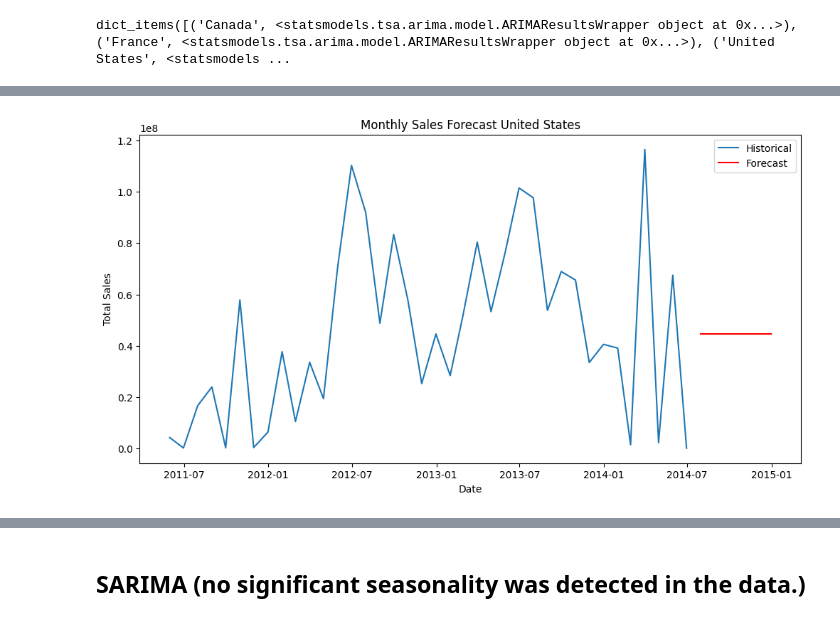
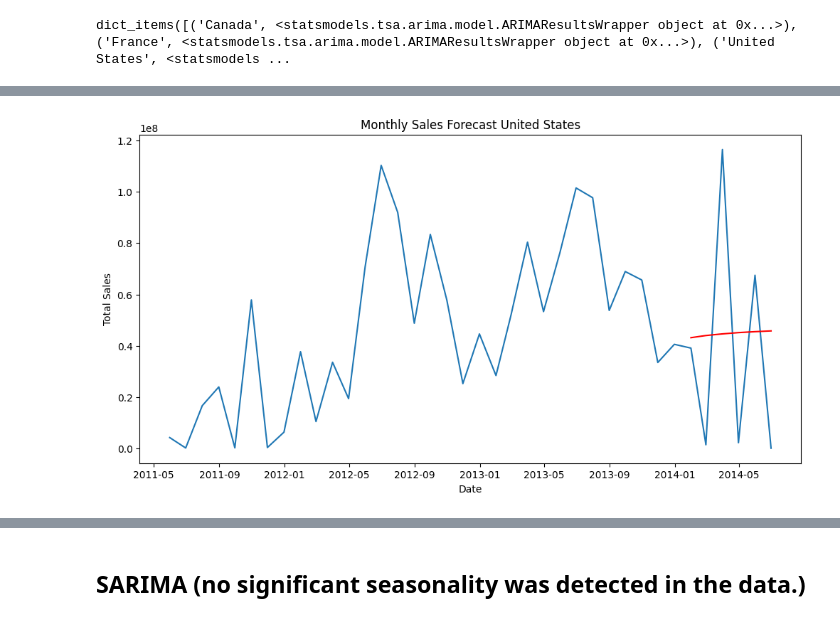
Before and after one commit to ga1nang/curent_topic, a Jupyter notebook: arima_country.ipynb, the cells around one changed output, grey strips where cells are left out. Cells and saved outputs as stored; diff of their text form; code cells hidden in the pictures.

Commit message:
Finish forecasting for countries

```diff
--- a/arima_country.ipynb
+++ b/arima_country.ipynb
@@ -331,12 +343,12 @@ countries
 # %%
 model_countries = {}
 
-model_countries[countries[0]] = ARIMA(train_data[countries[0]], order=(0, 0, 1))
-model_countries[countries[1]] = ARIMA(train_data[countries[1]], order=(2, 0, 0))
-model_countries[countries[2]] = ARIMA(train_data[countries[2]], order=(0, 1, 1))
-model_countries[countries[3]] = ARIMA(train_data[countries[3]], order=(2, 0, 0))
-model_countries[countries[4]] = ARIMA(train_data[countries[4]], order=(2, 1, 0))
-model_countries[countries[5]] = ARIMA(train_data[countries[5]], order=(2, 0, 1))
+model_countries[countries[0]] = ARIMA(train_data[countries[0]], order=(6, 1, 6))
+model_countries[countries[1]] = ARIMA(train_data[countries[1]], order=(2, 1, 3))
+model_countries[countries[2]] = ARIMA(train_data[countries[2]], order=(1, 0, 1))
+model_countries[countries[3]] = ARIMA(train_data[countries[3]], order=(2, 1, 1))
+model_countries[countries[4]] = ARIMA(train_data[countries[4]], order=(3, 0, 3))
+model_countries[countries[5]] = ARIMA(train_data[countries[5]], order=(2, 3, 1))
 # %%
 model_fit_countries = {}
 
@@ -407,0 +420,3 @@ for (country, model) in model_fit_countries.items():
+# %%
+last_date = train_data[countries[0]].index[-1]
+last_date
@@ -408,7 +425,7 @@ for (country, model) in model_fit_countries.items():
 # %%
 for (country, model) in model_fit_countries.items():
     # Forecasting
-    forecast_steps = 12
+    forecast_steps = 6
     forecast = model.forecast(steps=forecast_steps)
 
     # Create future dates
@@ -421,10 +438,8 @@ for (country, model) in model_fit_countries.items():
     # Plot the forecast
     plt.figure(figsize=(12, 6))
     plt.plot(combined_data[country], label='Historical')
-    plt.plot(forecast_series, label='Forecast', color='red')
+    plt.plot(forecast_series, label='ARIMA Forecast', color='red')
     plt.title('Monthly Sales Forecast ' + country)
     plt.xlabel('Date')
     plt.ylabel('Total Sales')
-    plt.legend()
-    plt.show()
 # %% [output]
@@ -433 +448 @@ for (country, model) in model_fit_countries.items():
-[figure, old version]
+[figure, new version]
```
Also changed, not shown: parts of 31 cells of this notebook, 12 other files.
